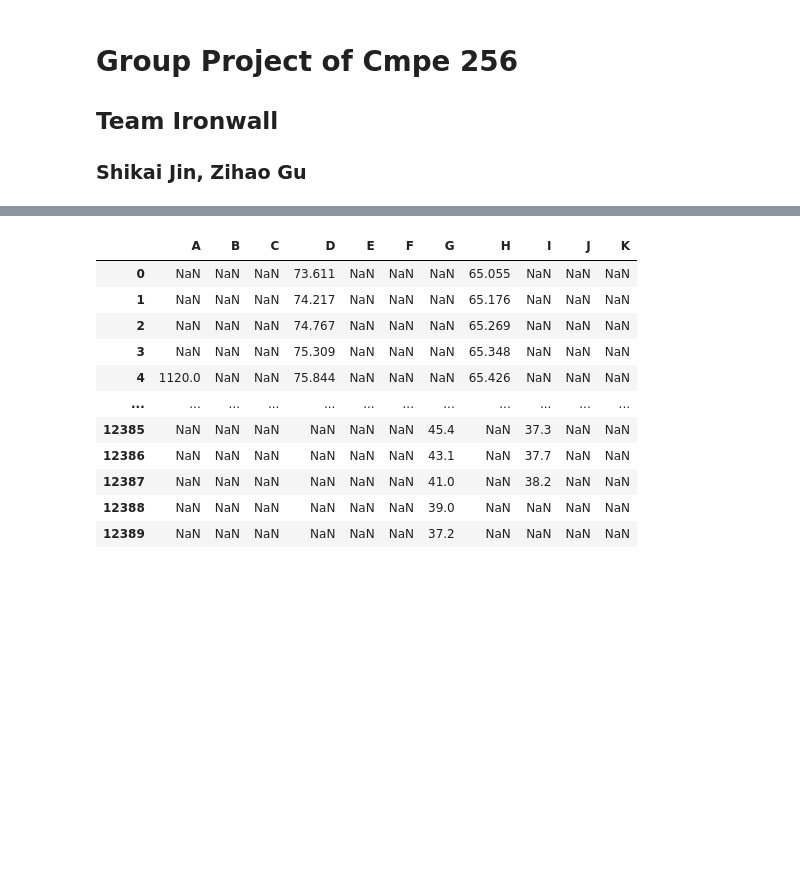
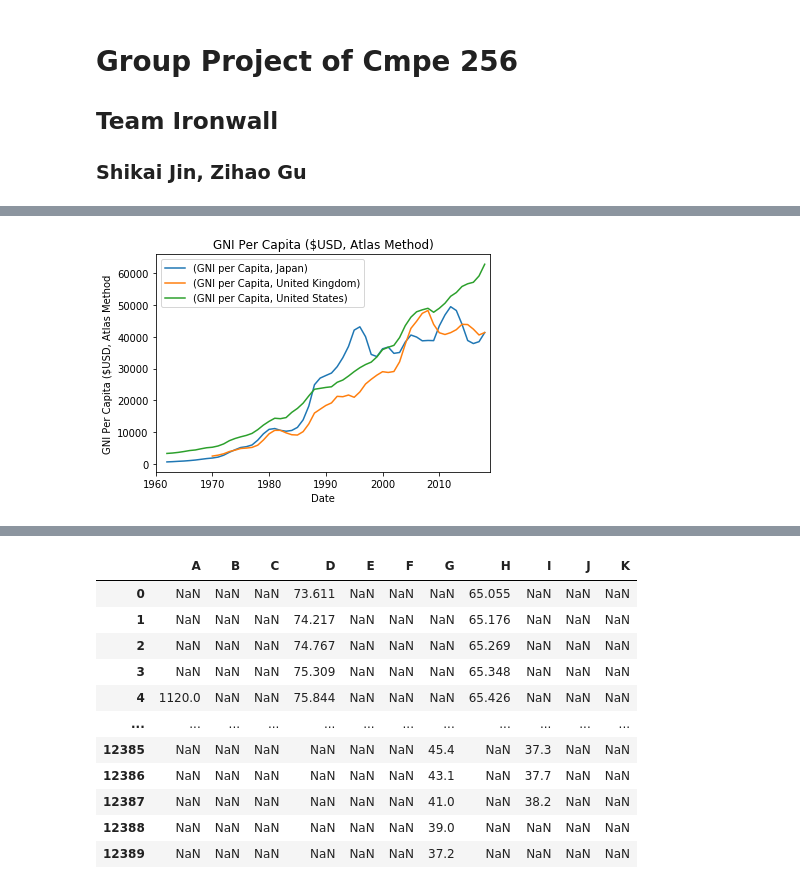
Before and after one commit to RickLothar/Project_256, a Jupyter notebook: Group Project Team Ironwall.ipynb, the cells around one changed output, grey strips where cells are left out. Drawn from its saved outputs; the diff is of its cells as text; code cells hidden in the pictures; blank space fills up the shorter version.

Commit message:
1. Update the README file 2. Add some figures to display how the data looks like

```diff
--- a/Group Project Team Ironwall.ipynb
+++ b/Group Project Team Ironwall.ipynb
@@ -23,0 +26,6 @@ import matplotlib.pyplot as plt
+# %%
+countries_sample = ['USA', 'GBR', 'JPN']
+indicator_sample = {'NY.GNP.PCAP.CD':'GNI per Capita'}
+df_sample = wbdata.get_dataframe(indicator_sample, country=countries_sample, convert_date=False)
+dfu_sample = df_sample.unstack(level=0)
+dfu_sample.head()
@@ -23,0 +41,8 @@ import matplotlib.pyplot as plt
+# %%
+# a simple matplotlib plot with legend, labels and a title
+dfu_sample.plot();
+plt.legend(loc='best');
+plt.title("GNI Per Capita ($USD, Atlas Method)");
+plt.xlabel('Date'); plt.ylabel('GNI Per Capita ($USD, Atlas Method');
+# %% [output]
+[figure, added]
```
Also changed, not shown: parts of 6 cells of this notebook, 1 other file.
